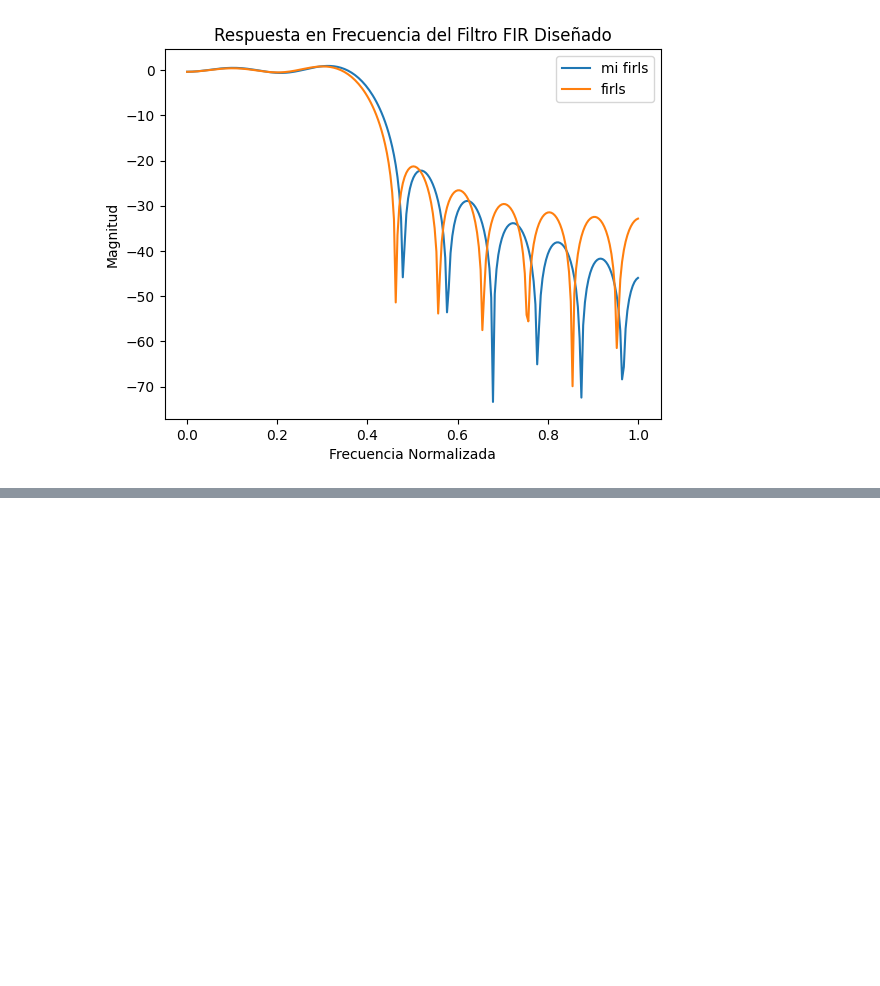
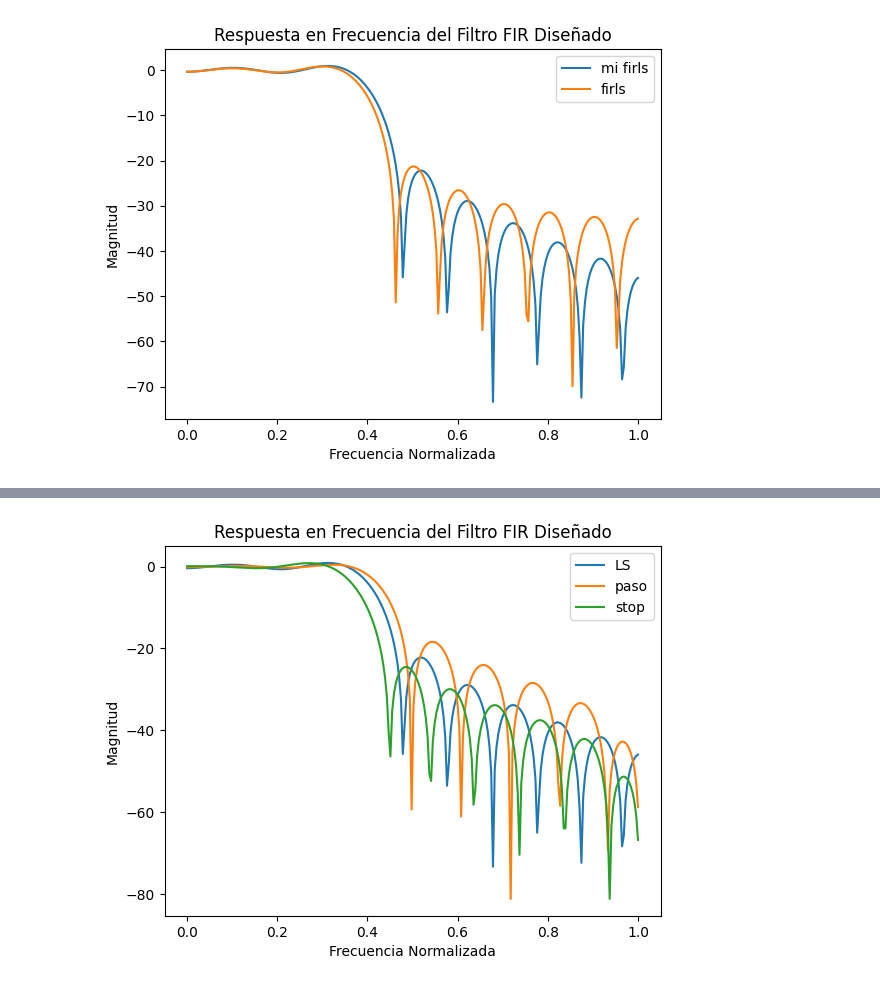
Before and after one commit to marianux/pytc2, a Jupyter notebook: docs/notebooks/Least_Squares_Filter_Design.ipynb, the cells around one changed output, grey strips where cells are left out. Cells and saved outputs as stored; diff of their text form; code cells hidden in the pictures; blank space fills up the shorter version.

```diff
--- a/docs/notebooks/Least_Squares_Filter_Design.ipynb
+++ b/docs/notebooks/Least_Squares_Filter_Design.ipynb
@@ -201,14 +201,17 @@ plt.show()
 # %%
 import matplotlib.pyplot as plt
 
+fft_sz = 512
+half_fft_sz = fft_sz//2
+
 # Calcular la respuesta en frecuencia del filtro diseñado
-H = np.fft.fft(h, 512)
-H_firls = np.fft.fft(h_firls, 512)
-frecuencias = np.linspace(0, 1.0, len(H)//2)
+H = np.fft.fft(h, fft_sz)
+H_firls = np.fft.fft(h_firls, fft_sz)
+frecuencias = np.linspace(0, 1.0, half_fft_sz)
 
 # Graficar la respuesta en frecuencia
-plt.plot(frecuencias, 20*np.log10(np.abs(H[:len(H)//2])), label='mi firls')
-plt.plot(frecuencias, 20*np.log10(np.abs(H_firls[:len(H_firls)//2])), label='firls')
+plt.plot(frecuencias, 20*np.log10(np.abs(H[:half_fft_sz])), label='mi firls')
+plt.plot(frecuencias, 20*np.log10(np.abs(H_firls[:half_fft_sz])), label='firls')
 plt.title("Respuesta en Frecuencia del Filtro FIR Diseñado")
 plt.xlabel("Frecuencia Normalizada")
 plt.ylabel("Magnitud")
@@ -218,0 +263,40 @@ plt.show()
+# %%
+from pytc2.filtros_digitales import fir_design_ls
+
+Ftype = 'm'
+
+Be = [0, 0.4, 0.41, 1.0]
+D = [1, 1, 0, 0]
+
+Be_sig = Be
+D_sig = [1., 0.]
+
+# enfatizamos stop
+W = [1., 50.]
+
+hh_mi_ls_stop = fir_design_ls(order=N, band_edges=Be, desired=D,
+                          weight=W, filter_type = Ftype,
+                          grid_density= 4)
+
+# enfatizamos ripple en paso
+W = [50., 1.]
+
+hh_mi_ls_paso = fir_design_ls(order=N, band_edges=Be, desired=D,
+                          weight=W, filter_type = Ftype,
+                          grid_density= 4)
+
+H_mi_ls_stop = np.fft.fft(hh_mi_ls_stop, fft_sz)
+H_mi_ls_paso = np.fft.fft(hh_mi_ls_paso, fft_sz)
+
+# Graficar la respuesta en frecuencia
+plt.plot(frecuencias, 20*np.log10(np.abs(H[:half_fft_sz])), label='LS')
+plt.plot(frecuencias[:half_fft_sz], 20*np.log10(np.abs(H_mi_ls_paso[:half_fft_sz])), label='paso')
+plt.plot(frecuencias[:half_fft_sz], 20*np.log10(np.abs(H_mi_ls_stop[:half_fft_sz])), label='stop')
+
+plt.title("Respuesta en Frecuencia del Filtro FIR Diseñado")
+plt.xlabel("Frecuencia Normalizada")
+plt.ylabel("Magnitud")
+plt.legend()
+plt.show()
+# %% [output]
+[figure, added]
```
Also changed, not shown: parts of 5 cells of this notebook, 8 other files.
